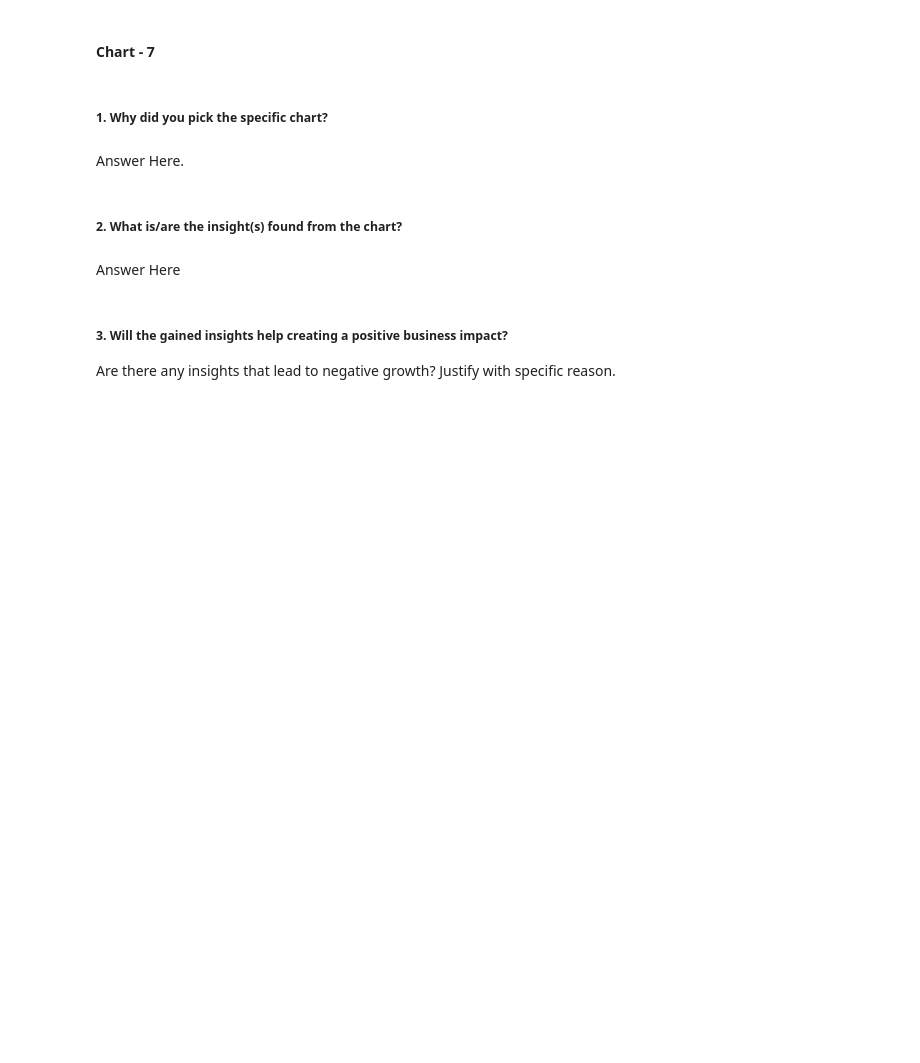
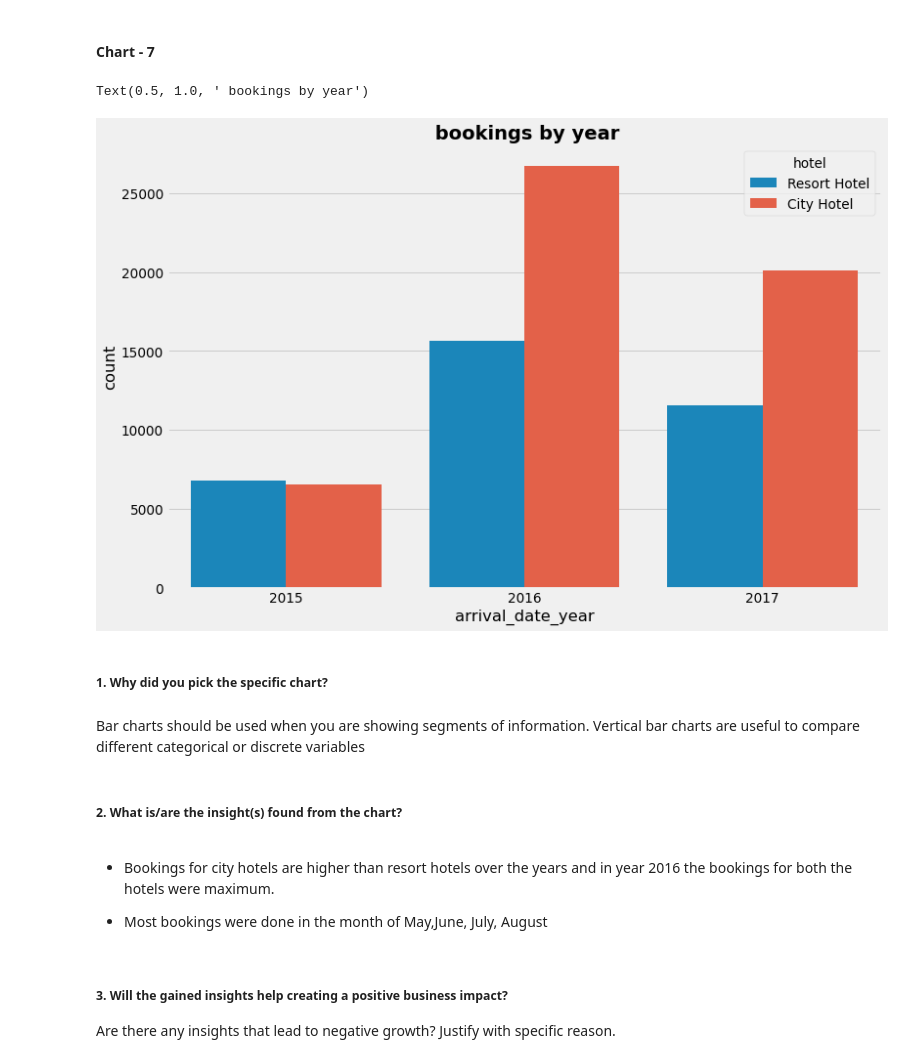
Before and after one commit to abhimanyupandey1996/hotel-booking-analysis, a Jupyter notebook: abhimanyu_kumar_pandey_hotel_booking_analysis.ipynb, the cells around one changed output. Cells and saved outputs as stored; diff of their text form; code cells hidden in the pictures; blank space fills up the shorter version.

```diff
--- a/abhimanyu_kumar_pandey_hotel_booking_analysis.ipynb
+++ b/abhimanyu_kumar_pandey_hotel_booking_analysis.ipynb
@@ -535,11 +563,21 @@ Answer Here
+# %%
+months = ['January', 'February', 'March', 'April', 'May', 'June', 'July', 'August', 'September', 'October', 'November', 'December']
+df['arrival_date_month'] = pd.Categorical(df['arrival_date_month'], categories=months, ordered=True)
+plt.figure(figsize = (12,8))
+sns.countplot(x= 'arrival_date_year', data= df, hue= 'hotel').set_title (' bookings by year',fontweight="bold", size=20)
+# %% [output]
+Text(0.5, 1.0, ' bookings by year')
+[figure, added]
 # %% [markdown]
 ##### 1. Why did you pick the specific chart?
-# %% [markdown]
-Answer Here.
+# %% [markdown]
+Bar charts should be used when you are showing segments of information. Vertical bar charts are useful to compare different categorical or discrete variables
 # %% [markdown]
 ##### 2. What is/are the insight(s) found from the chart?
-# %% [markdown]
-Answer Here
+# %% [markdown]
+* Bookings for city hotels are higher than resort hotels over the years and in year 2016 the bookings for both the hotels were maximum.
+
+* Most bookings were done in the month of May,June, July, August
 # %% [markdown]
 ##### 3. Will the gained insights help creating a positive business impact?
 Are there any insights that lead to negative growth? Justify with specific reason.
```
Also changed, not shown: parts of 68 cells of this notebook.
